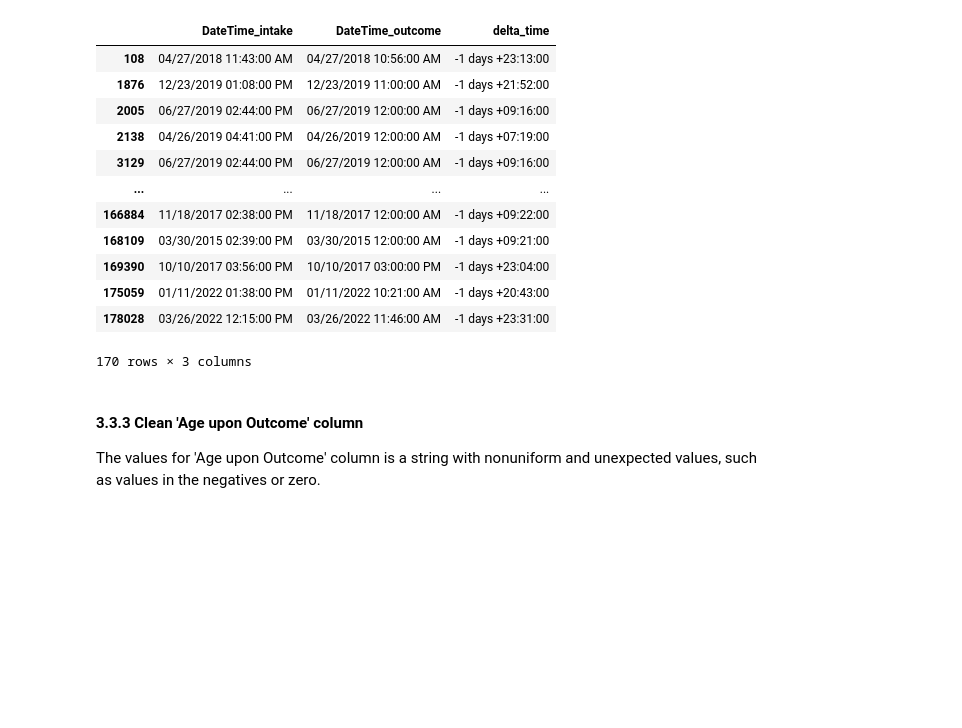
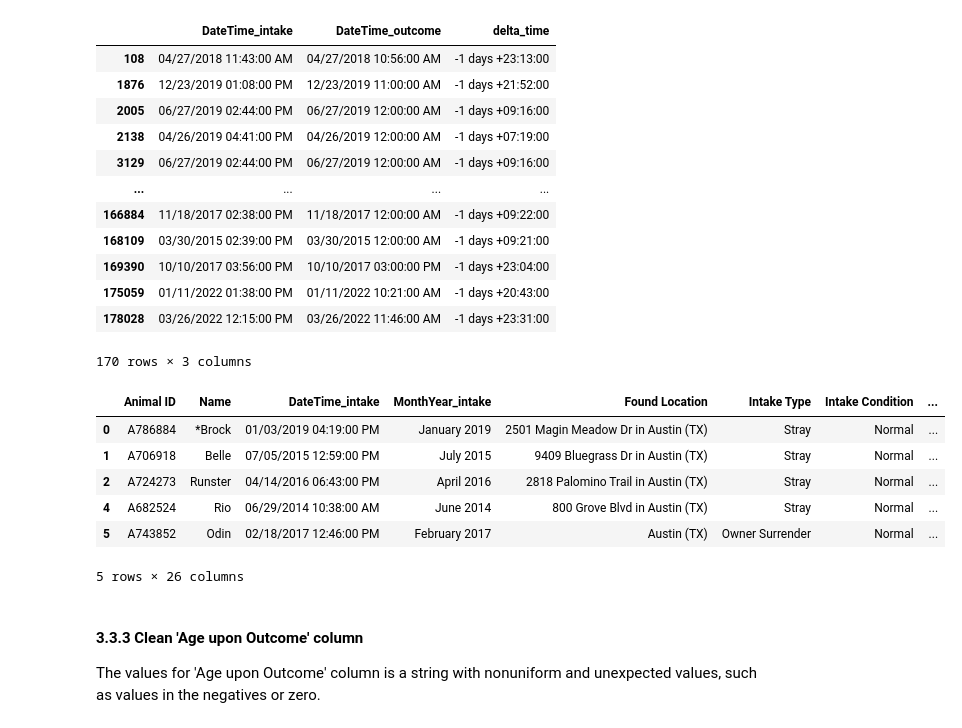
Before and after one commit to taitran2002/Springboard, a Jupyter notebook: Austin_Dog_Adoptions/Notebooks/1_Austin_Dog_Adoptions_Data_Wrangling.ipynb, the cells around one changed output. Cells and saved outputs as stored; diff of their text form; code cells hidden in the pictures; blank space fills up the shorter version.

```diff
--- a/Austin_Dog_Adoptions/Notebooks/1_Austin_Dog_Adoptions_Data_Wrangling.ipynb
+++ b/Austin_Dog_Adoptions/Notebooks/1_Austin_Dog_Adoptions_Data_Wrangling.ipynb
@@ -199,8 +200,8 @@ We do a left merge on the two tables on the 'Animal ID', 'Animal Type', 'Breed',
 
 This will keep all the original values of the Intake dataframe, while merging the entries and columns of the matching outcome columns.
 # %%
-column_names = ['Animal ID', 'Animal Type', 'Breed', 'Color']
-intake_and_outcome = pd.merge(intake_clean, outcome_clean, on=column_names, \
+column_names = ['Animal ID', 'Name', 'Animal Type', 'Breed', 'Color']
+animal_merged_df = pd.merge(intake_clean, outcome_clean, on=column_names, \
                                    suffixes=('_intake', '_outcome'), how='left')
 # %% [markdown]
 ### 3.3 Cleaning the merged dataset to easier focus on exploring and finding trends in the data
@@ -209,8 +210,8 @@ intake_and_outcome = pd.merge(intake_clean, outcome_clean, on=column_names, \
 
 We filter the 'Animal Type' column for dog only entries by subsetting the 'Animal Type' columns and we remove duplicate entries.
 # %%
-dogs_intake_outcome = intake_and_outcome[intake_and_outcome['Animal Type']=='Dog']
-dogs_nodups = dogs_intake_outcome.drop_duplicates(['Animal ID'], keep=False)
+dogs_merged_df = animal_merged_df[animal_merged_df['Animal Type']=='Dog']
+dogs_nodups = dogs_merged_df.drop_duplicates(['Animal ID'], keep=False)
 dogs_nodups.info()
 # %% [output]
 <class 'pandas.core.frame.DataFrame'>
@@ -268,4 +269,7 @@ dogs_nodups['delta_time'] = outcome_dt - intake_dt
 # %%
 dogs_nodups['month_outcome'] = dogs_nodups['dt_outcome'].dt.month
 dogs_nodups['year_outcome'] = dogs_nodups['dt_outcome'].dt.year
+# %%
+dogs_nodups['delta_time_s'] = dogs_nodups['delta_time']/datetime.timedelta(seconds=1)
+dogs_nodups['delta_time_d'] = dogs_nodups['delta_time_s'] / 86400
 # %%
@@ -289,3 +293,13 @@ dogs_nodups = dogs_nodups[dogs_nodups['delta_time']>pd.to_timedelta(0)]
+# %%
+dogs_nodups.head()
+# %% [output]
+|  | Animal ID | Name | DateTime_intake | MonthYear_intake | Found Location | Intake Type | Intake Condition | ... |
+| 0 | A786884 | *Brock | 01/03/2019 04:19:00 PM | January 2019 | 2501 Magin Meadow Dr in Austin (TX) | Stray | Normal | ... |
+| 1 | A706918 | Belle | 07/05/2015 12:59:00 PM | July 2015 | 9409 Bluegrass Dr in Austin (TX) | Stray | Normal | ... |
+| 2 | A724273 | Runster | 04/14/2016 06:43:00 PM | April 2016 | 2818 Palomino Trail in Austin (TX) | Stray | Normal | ... |
+| 4 | A682524 | Rio | 06/29/2014 10:38:00 AM | June 2014 | 800 Grove Blvd in Austin (TX) | Stray | Normal | ... |
+| 5 | A743852 | Odin | 02/18/2017 12:46:00 PM | February 2017 | Austin (TX) | Owner Surrender | Normal | ... |
+5 rows × 26 columns
 # %% [markdown]
 #### 3.3.3 Clean 'Age upon Outcome' column
 
```
Also changed, not shown: parts of 27 cells of this notebook, 4 other files.
